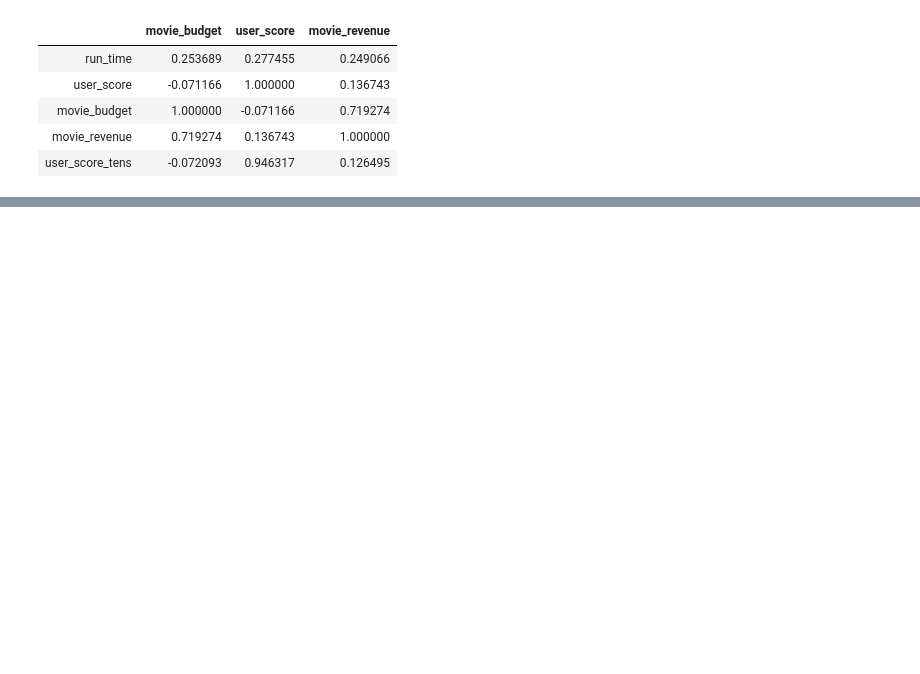
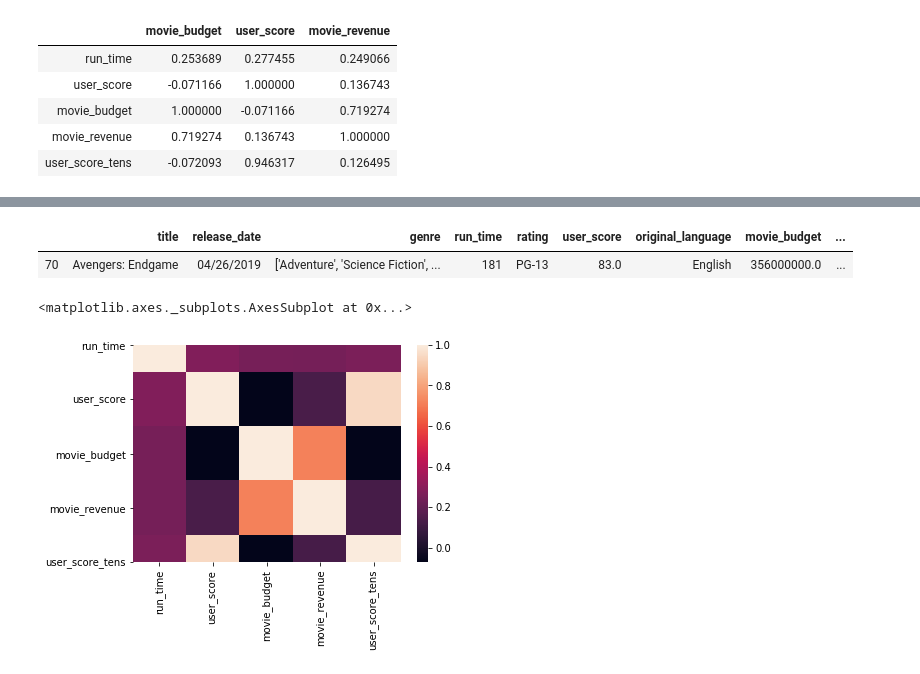
Before and after one commit to gabrieljarosi/dsc-mod-1-project-v2-1-onl01-dtsc-pt-041320, a Jupyter notebook: student.ipynb, the cells around one changed output, grey strips where cells are left out. Cells and saved outputs as stored; diff of their text form; code cells hidden in the pictures; blank space fills up the shorter version.

```diff
--- a/student.ipynb
+++ b/student.ipynb
@@ -566,0 +632,13 @@ df.corr()[['movie_budget', 'user_score','movie_revenue']]
+# %%
+df[df['movie_revenue']>=2797800564]
+# %% [output]
+|  | title | release_date | genre | run_time | rating | user_score | original_language | movie_budget | ... |
+| 70 | Avengers: Endgame | 04/26/2019 | ['Adventure', 'Science Fiction', ... | 181 | PG-13 | 83.0 | English | 356000000.0 | ... |
+# %%
+corr = df.corr()
+
+# Heatmap
+sns.heatmap(corr)
+# %% [output]
+<matplotlib.axes._subplots.AxesSubplot at 0x...>
+[figure, added]
```
Also changed, not shown: parts of 8 cells of this notebook.
